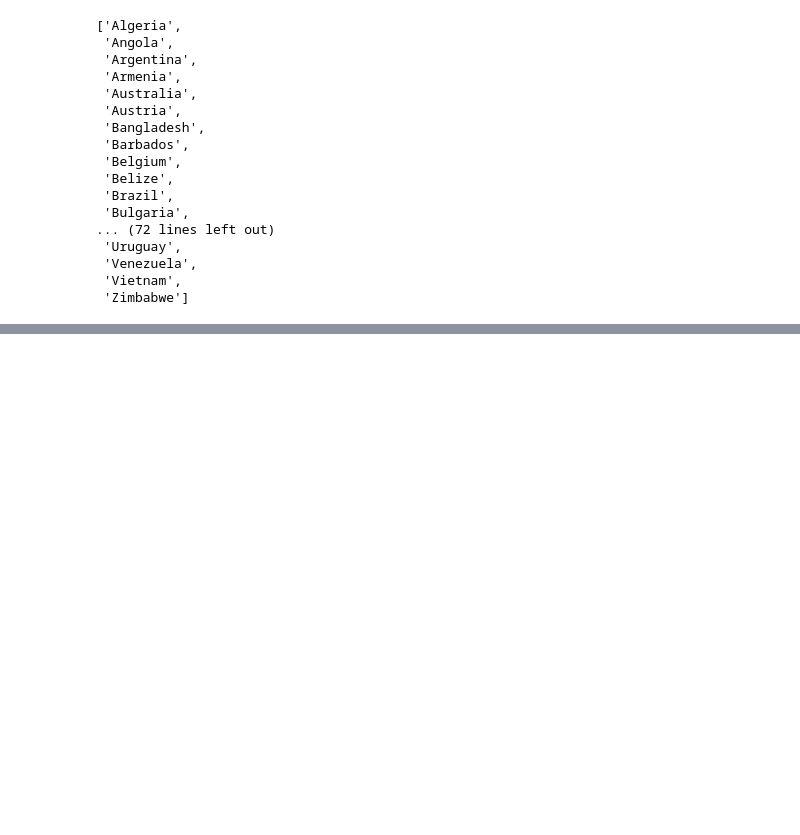
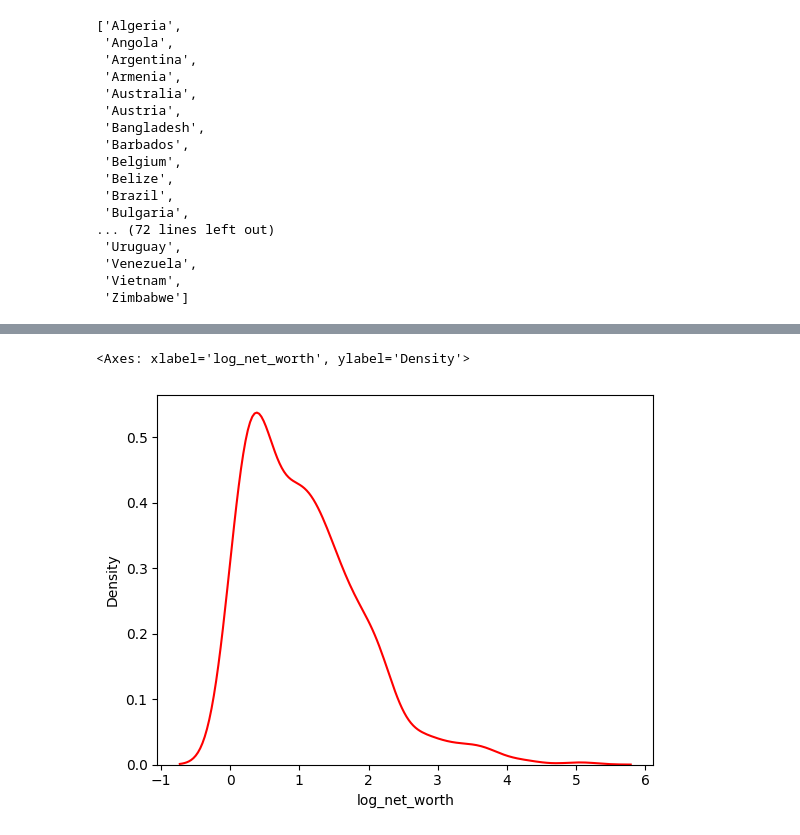
Before and after one commit to plhocker/top_wealth_thesis, a Jupyter notebook: Notebooks/test.ipynb, the cells around one changed output, grey strips where cells are left out. Cells and saved outputs as stored; diff of their text form; code cells hidden in the pictures; blank space fills up the shorter version.

```diff
--- a/Notebooks/test.ipynb
+++ b/Notebooks/test.ipynb
@@ -95,0 +141,6 @@ df
+# %%
+# Overlay KDE plot
+sns.kdeplot(df['log_net_worth'], color='red', label='KDE')
+# %% [output]
+<Axes: xlabel='log_net_worth', ylabel='Density'>
+[figure, added]
```
Also changed, not shown: parts of 22 cells of this notebook, 3 other files.
